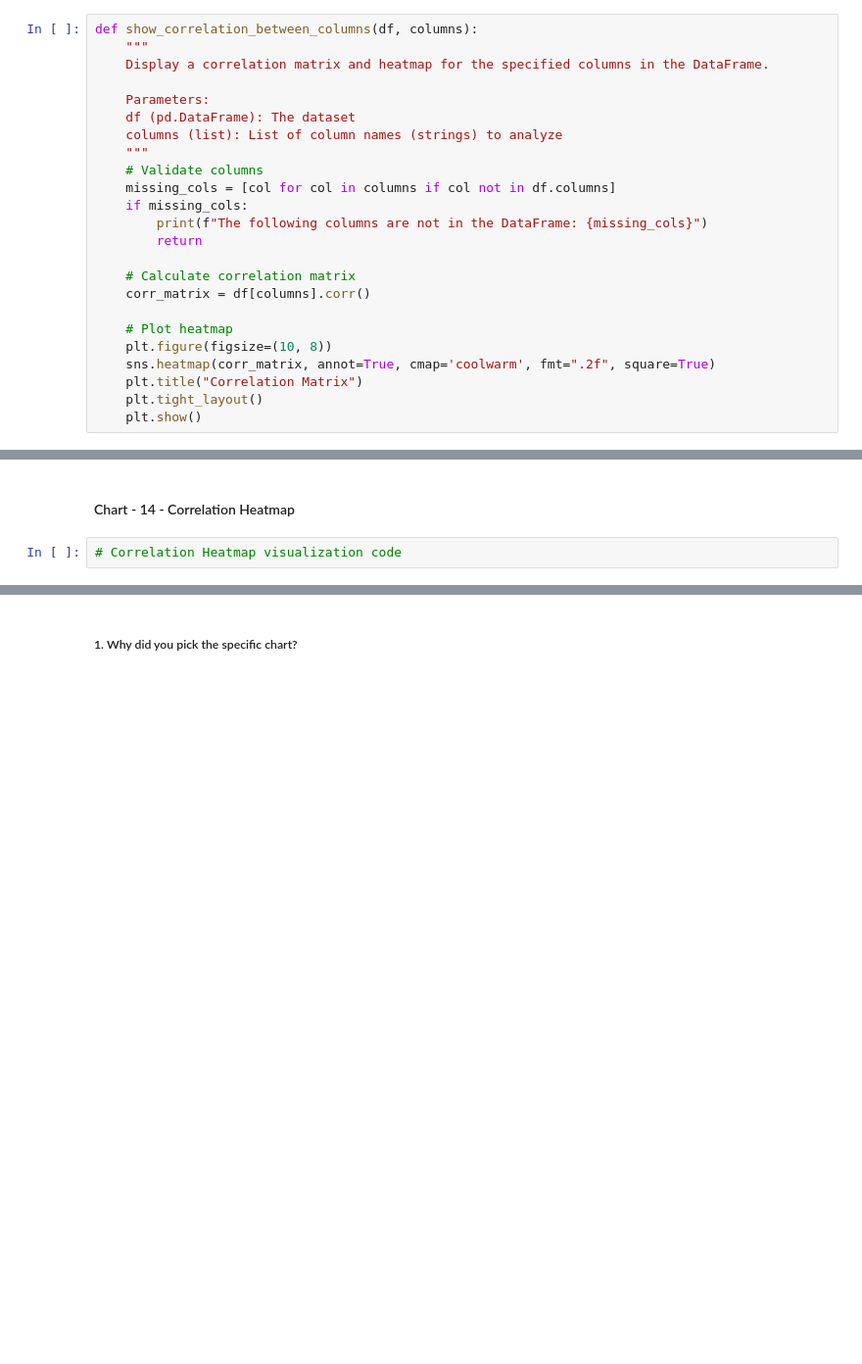
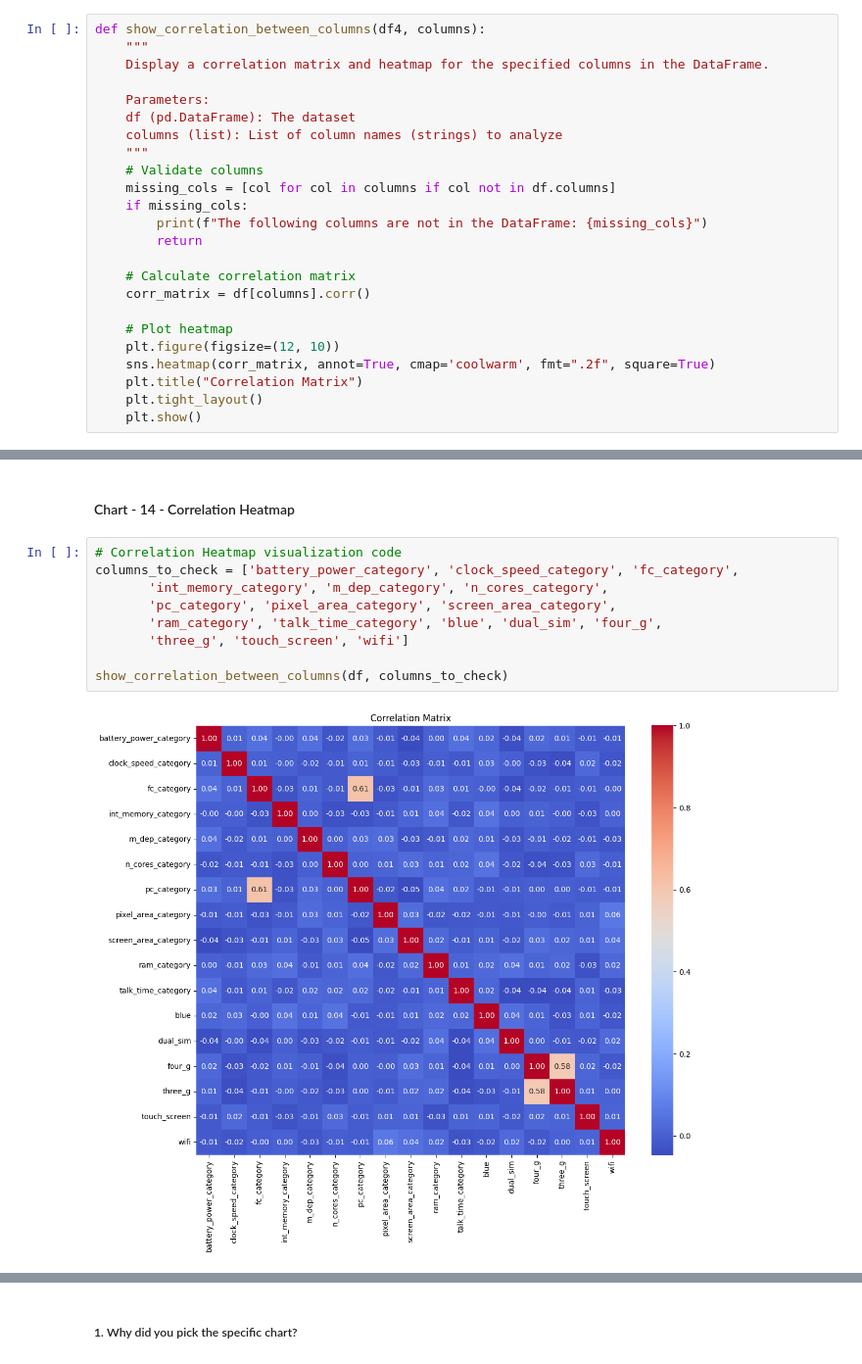
Before and after one commit to varuncode01/ST_Project3, a Jupyter notebook: ML_Project3.ipynb, the cells around one changed output, grey strips where cells are left out. Shown at 98% size. Saved outputs shown, nothing was run; the diff lists cells and outputs as text; blank space fills up the shorter version.

```diff
--- a/ML_Project3.ipynb
+++ b/ML_Project3.ipynb
@@ -348,7 +348,7 @@ Answer Here.
 # %% [markdown]
 ## ***4. Data Vizualization, Storytelling & Experimenting with charts : Understand the relationships between variables***
 # %%
-def show_correlation_between_columns(df, columns):
+def show_correlation_between_columns(df4, columns):
     """
     Display a correlation matrix and heatmap for the specified columns in the DataFrame.
 
@@ -366,7 +366,7 @@ def show_correlation_between_columns(df, columns):
     corr_matrix = df[columns].corr()
 
     # Plot heatmap
-    plt.figure(figsize=(10, 8))
+    plt.figure(figsize=(12, 10))
     sns.heatmap(corr_matrix, annot=True, cmap='coolwarm', fmt=".2f", square=True)
     plt.title("Correlation Matrix")
     plt.tight_layout()
@@ -666,5 +717,14 @@ Are there any insights that lead to negative growth? Justify with specific reaso
 Answer Here
 # %% [markdown]
 #### Chart - 14 - Correlation Heatmap
-# %%
-# Correlation Heatmap visualization code
+# %%
+# Correlation Heatmap visualization code
+columns_to_check = ['battery_power_category', 'clock_speed_category', 'fc_category',
+       'int_memory_category', 'm_dep_category', 'n_cores_category',
+       'pc_category', 'pixel_area_category', 'screen_area_category',
+       'ram_category', 'talk_time_category', 'blue', 'dual_sim', 'four_g',
+       'three_g', 'touch_screen', 'wifi']
+
+show_correlation_between_columns(df, columns_to_check)
+# %% [output]
+[figure, added]
```
Also changed, not shown: parts of 12 cells of this notebook.
